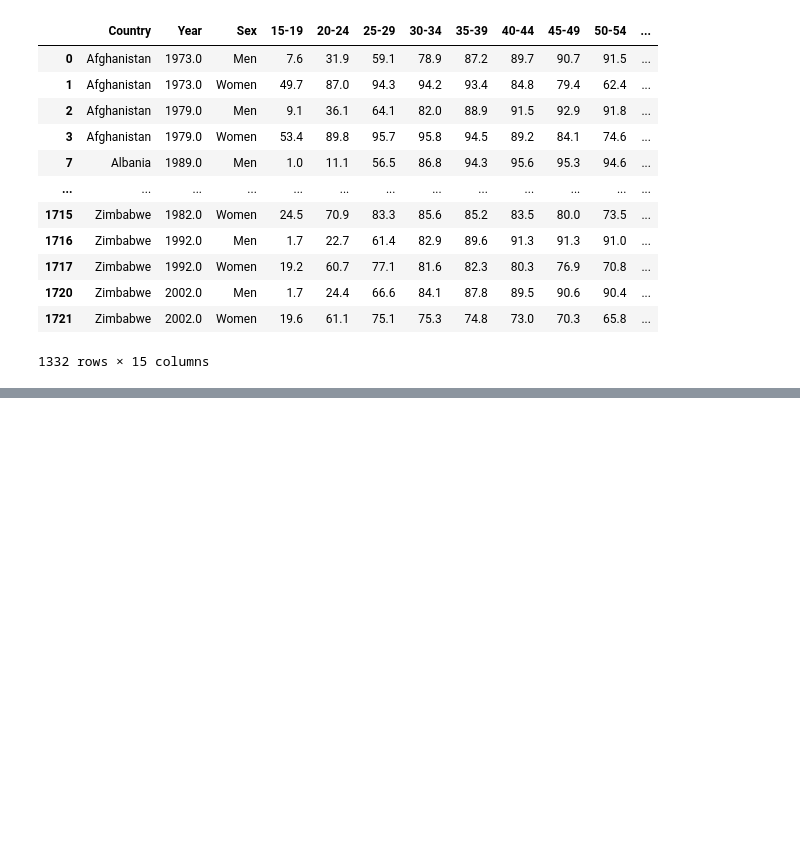
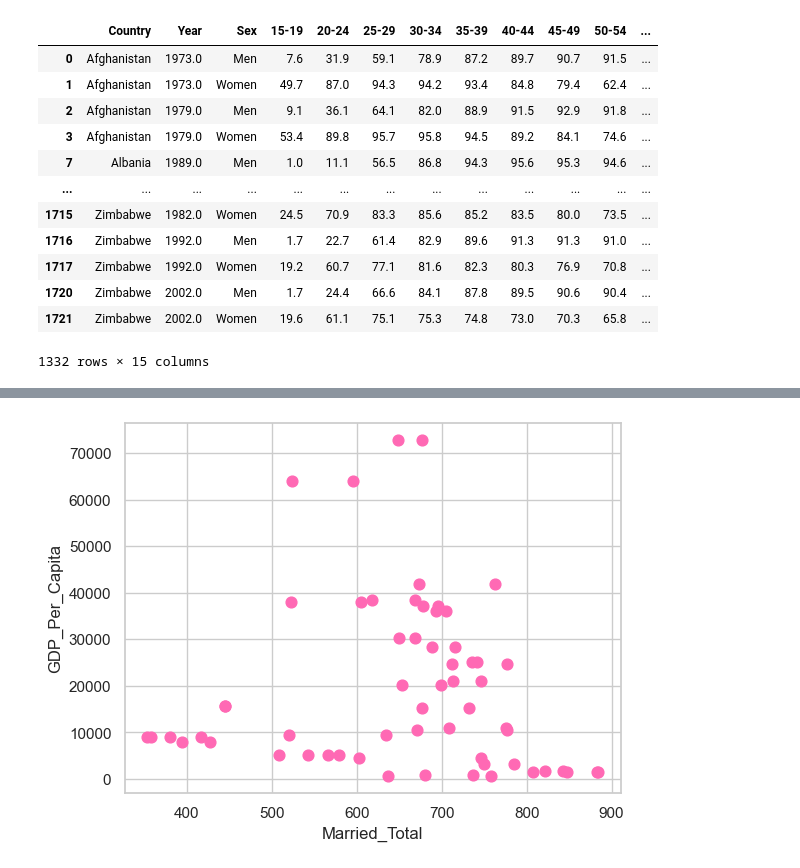
Before and after one commit to AlisonCG1/UN_practice_project, a Jupyter notebook: Notebooks/UN_DATA_EXPLORATION.ipynb, the cells around one changed output, grey strips where cells are left out. Saved outputs shown, nothing was run; the diff lists cells and outputs as text; code cells hidden in the pictures; blank space fills up the shorter version.

```diff
--- a/Notebooks/UN_DATA_EXPLORATION.ipynb
+++ b/Notebooks/UN_DATA_EXPLORATION.ipynb
@@ -733,4 +833,6 @@ married_rate_1991.describe()
 # %%
-married_rate_1991.plot.scatter(x = 'Married Total', y = 'GDP_Per_Capita', s=60, c='hotpink');
+married_rate_1991.plot.scatter(x = 'Married_Total', y = 'GDP_Per_Capita', s=60, c='hotpink');
+# %% [output]
+[figure, added]
 # %%
 gdp_le
```
Also changed, not shown: parts of 17 cells of this notebook.
